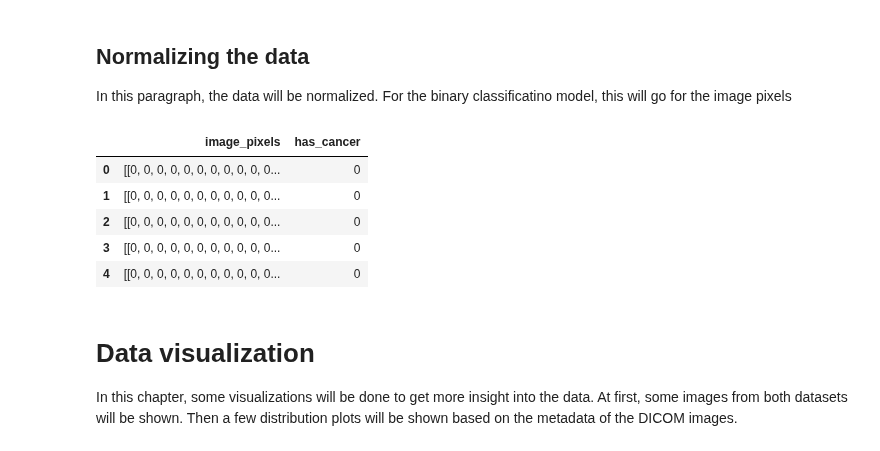
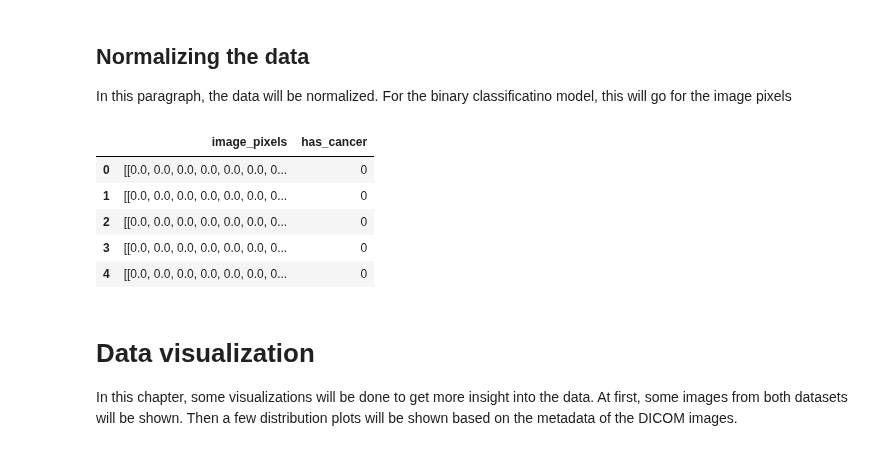
Before and after one commit to arondejong99/final-project-elu, a Jupyter notebook: final-project.ipynb, the cells around one changed output. Drawn from its saved outputs; the diff is of its cells as text; code cells hidden in the pictures.

```diff
--- a/final-project.ipynb
+++ b/final-project.ipynb
@@ -199,16 +211,16 @@ df.head()
 In this paragraph, the data will be normalized. For the binary classificatino model, this will go for the image pixels
 # %%
 # Normalize the data for the binary classification dataframe
-#df_normal_lungs['image_pixels'] = df_normal_lungs.image_pixels / 255
+df_normal_lungs['image_pixels'] = df_normal_lungs.image_pixels / 255
 
 df_normal_lungs.head()
 # %% [output]
 |  | image_pixels | has_cancer |
-| 0 | [[0, 0, 0, 0, 0, 0, 0, 0, 0, 0, 0... | 0 |
-| 1 | [[0, 0, 0, 0, 0, 0, 0, 0, 0, 0, 0... | 0 |
-| 2 | [[0, 0, 0, 0, 0, 0, 0, 0, 0, 0, 0... | 0 |
-| 3 | [[0, 0, 0, 0, 0, 0, 0, 0, 0, 0, 0... | 0 |
-| 4 | [[0, 0, 0, 0, 0, 0, 0, 0, 0, 0, 0... | 0 |
+| 0 | [[0.0, 0.0, 0.0, 0.0, 0.0, 0.0, 0... | 0 |
+| 1 | [[0.0, 0.0, 0.0, 0.0, 0.0, 0.0, 0... | 0 |
+| 2 | [[0.0, 0.0, 0.0, 0.0, 0.0, 0.0, 0... | 0 |
+| 3 | [[0.0, 0.0, 0.0, 0.0, 0.0, 0.0, 0... | 0 |
+| 4 | [[0.0, 0.0, 0.0, 0.0, 0.0, 0.0, 0... | 0 |
 # %% [markdown]
 # Data visualization
 In this chapter, some visualizations will be done to get more insight into the data. At first, some images from both datasets will be shown. Then a few distribution plots will be shown based on the metadata of the DICOM images.
```
Also changed, not shown: parts of 11 cells of this notebook.
